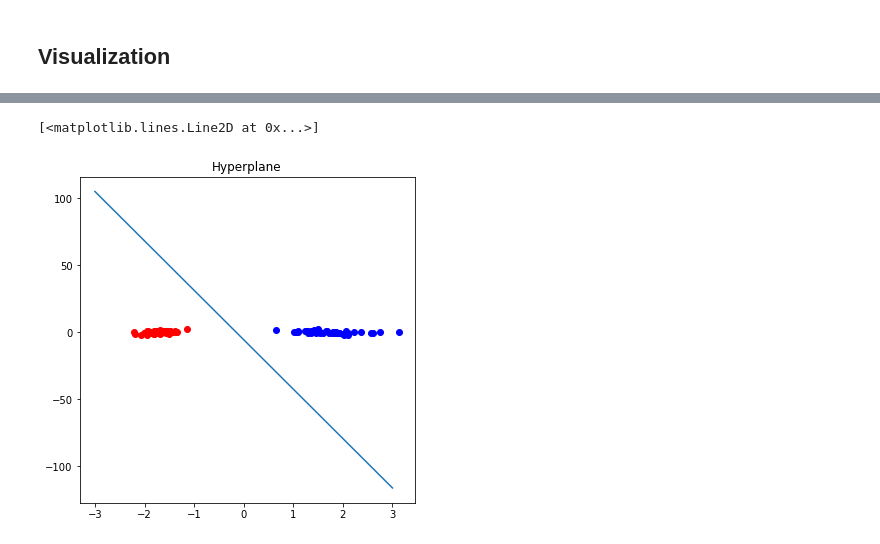
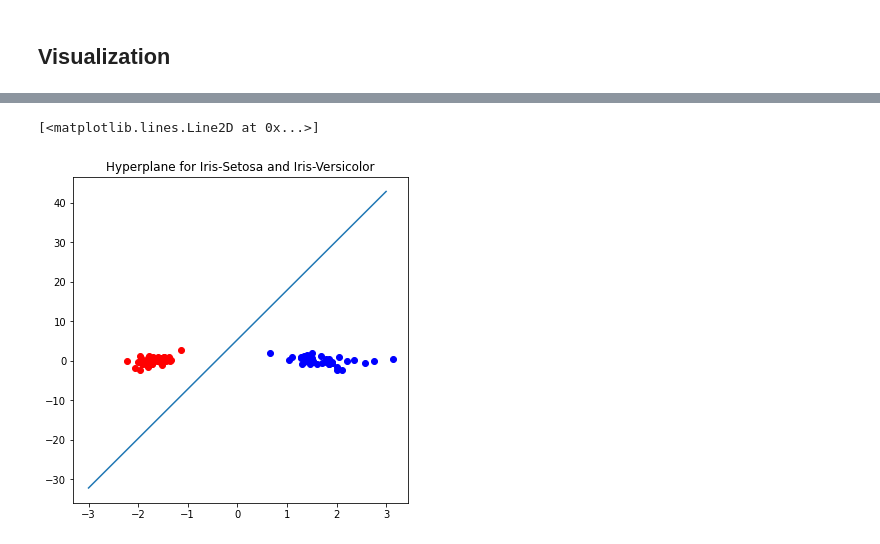
Before and after one commit to SaiKiru/cc19-notebooks, a Jupyter notebook: SVM/SVM.ipynb, the cells around one changed output, grey strips where cells are left out. Drawn from its saved outputs; the diff is of its cells as text; code cells hidden in the pictures.

```diff
--- a/SVM/SVM.ipynb
+++ b/SVM/SVM.ipynb
@@ -178,24 +178,24 @@ for i in range(100):
 # %%
 plt.figure(figsize=(6, 6))
 plt.title('Hyperplane for Iris-Setosa and Iris-Versicolor')
 
 # Plot the PCA scatterplot
-for i in range(100):
-    row = final_df.iloc[i]
+for i in range(80):
+    row = x_train.iloc[i]
     x_plt = row['principal component 1']
     y_plt = row['principal component 2']
-    color = 'r' if row['class'] == 'setosa' else 'b'
+    color = 'r' if y_train.iloc[i] == 'setosa' else 'b'
 
     plt.scatter(x_plt, y_plt, c=color)
 
 # Create the hyperplane
 w = svc.coef_[0]
 a = -w[0] / w[1]
 xx = np.linspace(-3, 3)
 yy = a * xx - (svc.intercept_[0]) / w[1]
 
 # Plot the hyperplane
 plt.plot(xx, yy)
 # %% [output]
 [<matplotlib.lines.Line2D at 0x...>]
-[figure, old version]
+[figure, new version]
```
Also changed, not shown: parts of 1 cell of this notebook.
